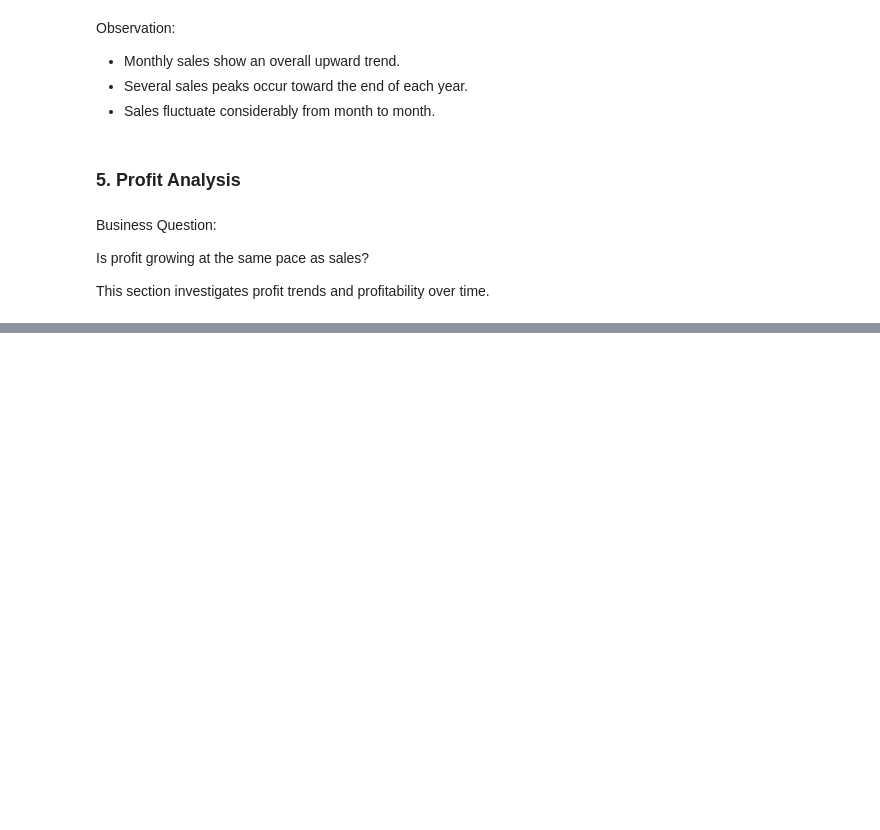
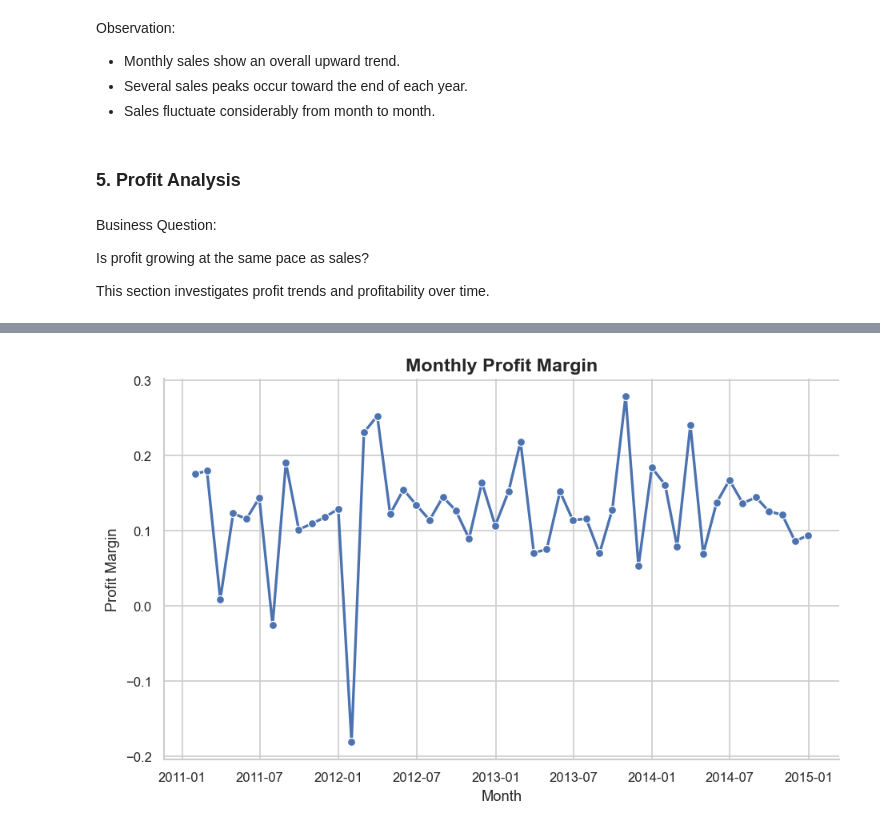
Before and after one commit to Li374/dap1_superstore_sales, a Jupyter notebook: notebooks/04_business_analysis.ipynb, the cells around one changed output, grey strips where cells are left out. Cells and saved outputs as stored; diff of their text form; code cells hidden in the pictures; blank space fills up the shorter version.

```diff
--- a/notebooks/04_business_analysis.ipynb
+++ b/notebooks/04_business_analysis.ipynb
@@ -123,0 +159,11 @@ This section investigates profit trends and profitability over time.
+# %%
+monthly_margin = (
+    df.groupby(pd.Grouper(key="Order Date", freq="M"))
+        .agg({
+            "Sales": "sum",
+            "Profit": "sum"
+        })
+        .reset_index()
+)
+
+monthly_margin.head()
@@ -123,0 +177,8 @@ This section investigates profit trends and profitability over time.
+# %%
+monthly_margin["Profit Margin"] = (
+    monthly_margin["Profit"]
+    /
+    monthly_margin["Sales"]
+)
+
+monthly_margin.head()
@@ -123,0 +192,11 @@ This section investigates profit trends and profitability over time.
+# %%
+plot_line(
+    data=monthly_margin,
+    x="Order Date",
+    y="Profit Margin",
+    title="Monthly Profit Margin",
+    xlabel="Month",
+    ylabel="Profit Margin"
+)
+# %% [output]
+[figure, added]
```
Also changed, not shown: parts of 12 cells of this notebook, 1 other file.
